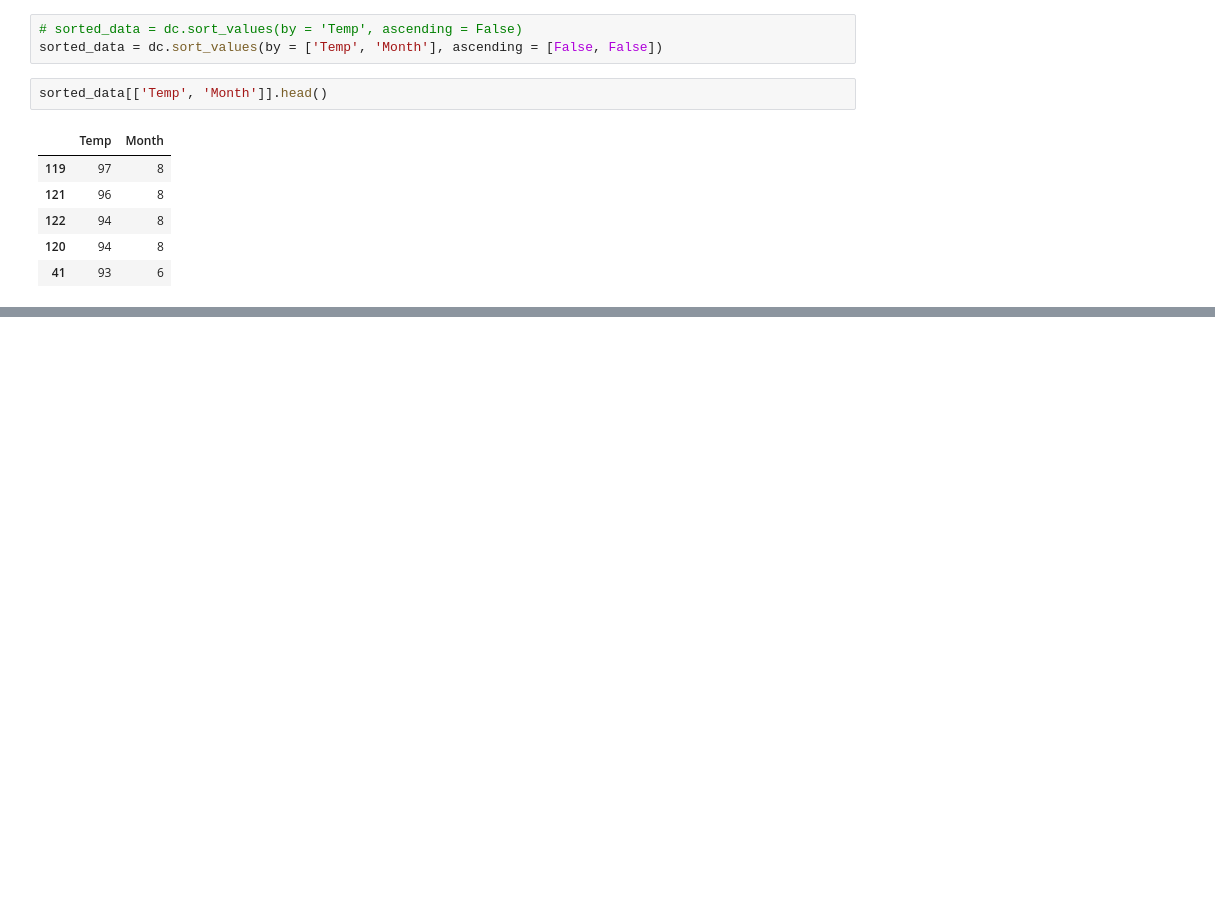
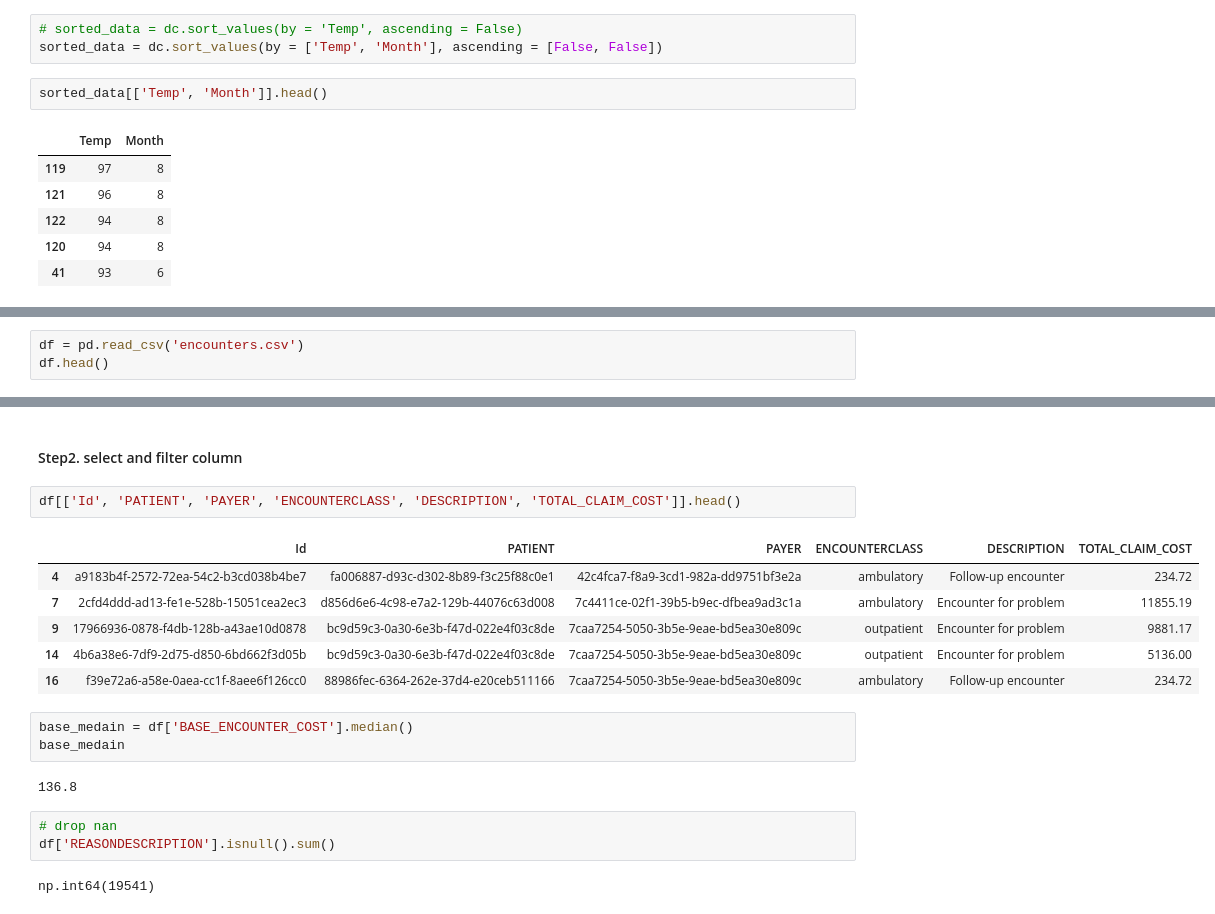
Before and after one commit to 926613/Python, a Jupyter notebook: 6. pandas.ipynb, the cells around one changed output, grey strips where cells are left out. Cells and saved outputs as stored; diff of their text form; blank space fills up the shorter version.

```diff
--- a/6. pandas.ipynb
+++ b/6. pandas.ipynb
@@ -651,0 +657,3 @@ sorted_data[['Temp', 'Month']].head()
+# %%
+df = pd.read_csv('encounters.csv')
+df.head()
@@ -651,0 +705,21 @@ sorted_data[['Temp', 'Month']].head()
+# %% [markdown]
+#### Step2. select and filter column
+# %%
+df[['Id', 'PATIENT', 'PAYER', 'ENCOUNTERCLASS', 'DESCRIPTION', 'TOTAL_CLAIM_COST']].head()
+# %% [output]
+|  | Id | PATIENT | PAYER | ENCOUNTERCLASS | DESCRIPTION | TOTAL_CLAIM_COST |
+| 4 | a9183b4f-2572-72ea-54c2-b3cd038b4be7 | fa006887-d93c-d302-8b89-f3c25f88c0e1 | 42c4fca7-f8a9-3cd1-982a-dd9751bf3e2a | ambulatory | Follow-up encounter | 234.72 |
+| 7 | 2cfd4ddd-ad13-fe1e-528b-15051cea2ec3 | d856d6e6-4c98-e7a2-129b-44076c63d008 | 7c4411ce-02f1-39b5-b9ec-dfbea9ad3c1a | ambulatory | Encounter for problem | 11855.19 |
+| 9 | 17966936-0878-f4db-128b-a43ae10d0878 | bc9d59c3-0a30-6e3b-f47d-022e4f03c8de | 7caa7254-5050-3b5e-9eae-bd5ea30e809c | outpatient | Encounter for problem | 9881.17 |
+| 14 | 4b6a38e6-7df9-2d75-d850-6bd662f3d05b | bc9d59c3-0a30-6e3b-f47d-022e4f03c8de | 7caa7254-5050-3b5e-9eae-bd5ea30e809c | outpatient | Encounter for problem | 5136.00 |
+| 16 | f39e72a6-a58e-0aea-cc1f-8aee6f126cc0 | 88986fec-6364-262e-37d4-e20ceb511166 | 7caa7254-5050-3b5e-9eae-bd5ea30e809c | ambulatory | Follow-up encounter | 234.72 |
+# %%
+base_medain = df['BASE_ENCOUNTER_COST'].median()
+base_medain
+# %% [output]
+136.8
+# %%
+# drop nan
+df['REASONDESCRIPTION'].isnull().sum()
+# %% [output]
+np.int64(19541)
```
Also changed, not shown: parts of 16 cells of this notebook.
